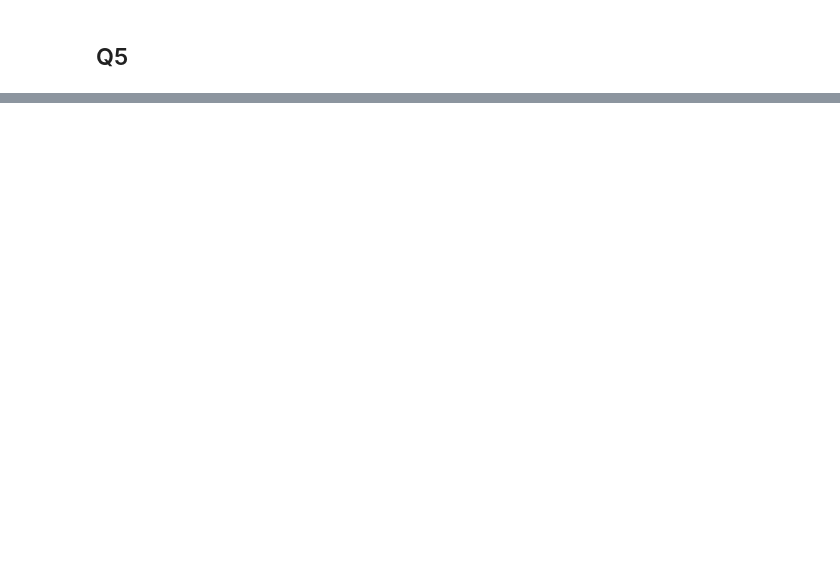
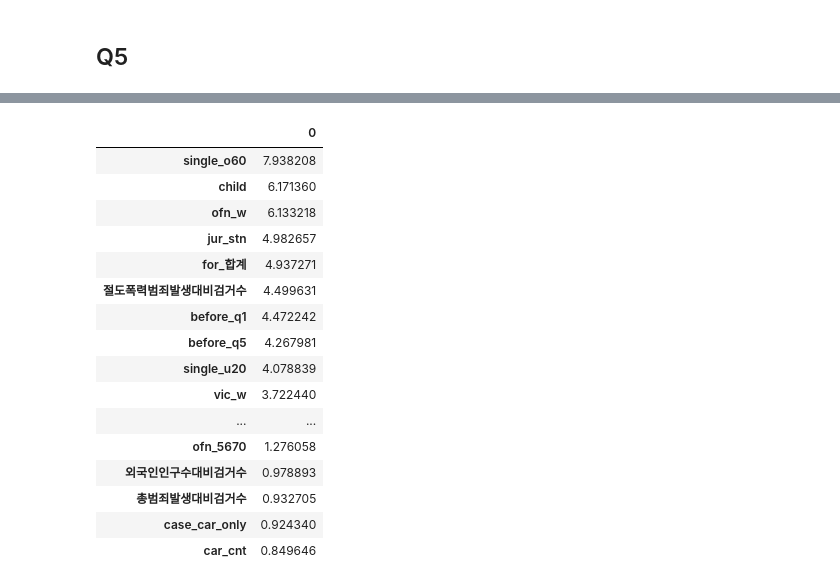
Before and after one commit to PpangPpang93/Main_project_police, a Jupyter notebook: Model_code/Catboost_성능향상.ipynb, the cells around one changed output, grey strips where cells are left out. Saved outputs shown, nothing was run; the diff lists cells and outputs as text; code cells hidden in the pictures; blank space fills up the shorter version.

```diff
--- a/Model_code/Catboost_성능향상.ipynb
+++ b/Model_code/Catboost_성능향상.ipynb
@@ -698,2 +806,9 @@ test5_col = []
+# %%
+test5_col = ['jur_stn',  'child', 'house','vio_cnt','car_cnt', 'for_합계',
+         'single_u20', 'single_4050', 'single_o60', 'single_f_u20',
+        '총범죄발생대비검거수', '절도폭력범죄발생대비검거수', '강도살인범죄발생대비검거수',
+       '교통사고범죄발생대비검거수', '기초질서범죄발생대비검거수', '인구수대비검거수', '외국인인구수대비검거수',
+       'before_q1', 'before_q2', 'before_q4', 'before_q5','adult_r',  'ofn_10', 'ofn_20', 'ofn_340',
+       'ofn_5670','ofn_w', 'ofn_unknown', 'vic_80ov', 'vic_m', 'vic_w','vic_unknown', 'case_car_only']
 # %%
 # grid search로 최적의 결과 출력
@@ -708,0 +859,21 @@ mean_absolute_error(cat_q5_full.predict(X_test[test5_col]),y5_test)
+# %%
+cat_q5_full_fi = pd.DataFrame(cat_q5_full.get_feature_importance(),index=X_train[test5_col].columns)
+cat_q5_full_fi.sort_values(by=0,ascending=False)
+# %% [output]
+|  | 0 |
+| single_o60 | 7.938208 |
+| child | 6.171360 |
+| ofn_w | 6.133218 |
+| jur_stn | 4.982657 |
+| for_합계 | 4.937271 |
+| 절도폭력범죄발생대비검거수 | 4.499631 |
+| before_q1 | 4.472242 |
+| before_q5 | 4.267981 |
+| single_u20 | 4.078839 |
+| vic_w | 3.722440 |
+| ... | ... |
+| ofn_5670 | 1.276058 |
+| 외국인인구수대비검거수 | 0.978893 |
+| 총범죄발생대비검거수 | 0.932705 |
+| case_car_only | 0.924340 |
+| car_cnt | 0.849646 |
```
Also changed, not shown: parts of 48 cells of this notebook.
